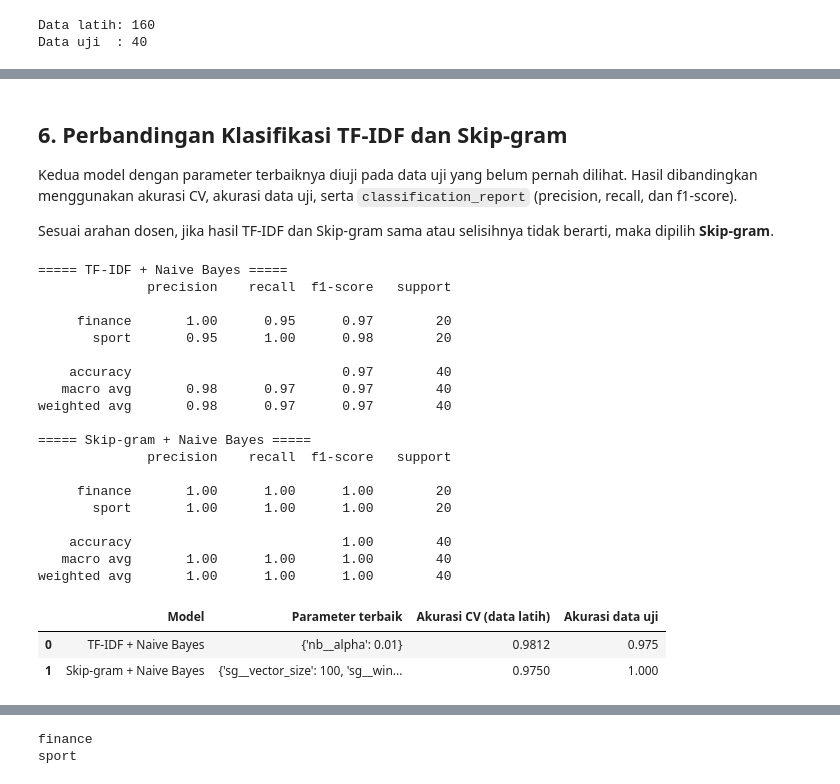
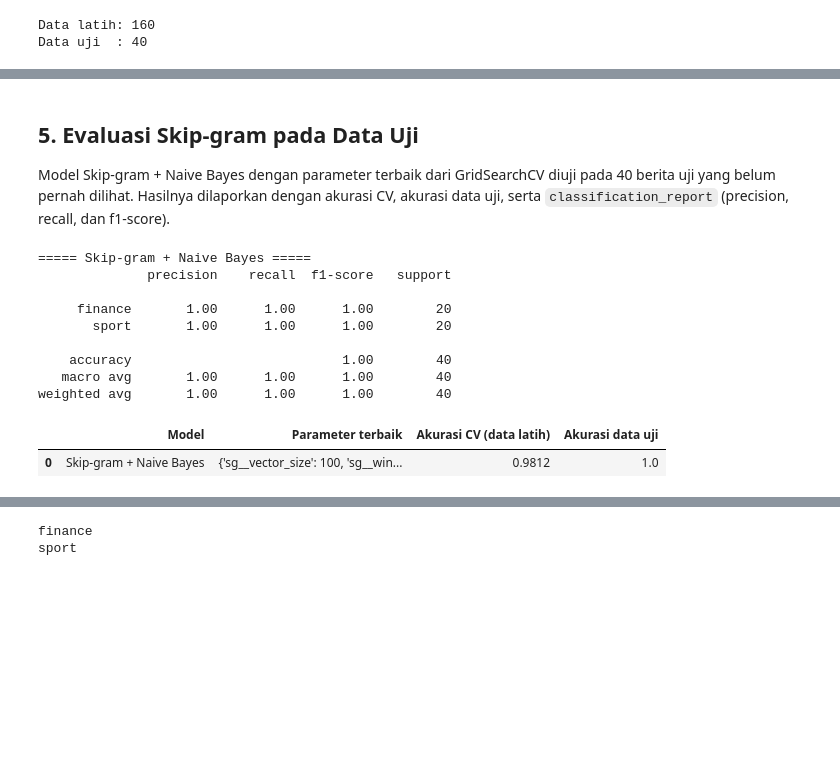
Before and after one commit to shovyaa/ppw, a Jupyter notebook: analisis_berita_skipgram.ipynb, the cells around one changed output, grey strips where cells are left out. Drawn from its saved outputs; the diff is of its cells as text; code cells hidden in the pictures; blank space fills up the shorter version.

```diff
--- a/analisis_berita_skipgram.ipynb
+++ b/analisis_berita_skipgram.ipynb
@@ -84,7 +82,7 @@ File `.joblib` yang berisi kelas `SkipgramVectorizer` hanya dapat dimuat di note
 import os
 import joblib
 
-FOLDER = "hasil"        # contoh lain: r"C:\Users\acer\Downloads\hasil"
+FOLDER = "hasil5"        # contoh lain: r"C:\Users\acer\Downloads\hasil"
 FORCE_ULANG = False     # True = abaikan file yang sudah ada dan hitung ulang semuanya
 
 os.makedirs(FOLDER, exist_ok=True)
@@ -475,9 +595,9 @@ Karena jumlah data hanya 200 berita, data uji berisi 40 berita. Selisih satu ber
 # %%
 from sklearn.pipeline import Pipeline
 from sklearn.model_selection import train_test_split, StratifiedKFold, GridSearchCV
-from sklearn.naive_bayes import GaussianNB, MultinomialNB
+from sklearn.naive_bayes import GaussianNB
 
-X = df["teks_preprocessed"]
+X = df["teks_skipgram"]
 y = df["label"]
 
 X_train, X_test, y_train, y_test = train_test_split(
@@ -514,7 +634,7 @@ param_sg = {
     "sg__window": [3, 5, 10],
 }
 
-cache = muat_cache("gridsearch_skipgram.joblib", sidik=SIDIK, param=param_sg)
+cache = muat_cache("gridsearch_skipgram.joblib", sidik=SIDIK_SKIPGRAM, param=param_sg)
 
 if cache:
     gs_sg = cache["gs"]
@@ -523,7 +643,7 @@ else:
     print("File belum ada, GridSearchCV Skip-gram dijalankan...")
     gs_sg = GridSearchCV(pipe_sg, param_sg, cv=cv, scoring="accuracy")
     gs_sg.fit(X_train, y_train)
-    simpan_cache("gridsearch_skipgram.joblib", sidik=SIDIK, param=param_sg, gs=gs_sg)
+    simpan_cache("gridsearch_skipgram.joblib", sidik=SIDIK_SKIPGRAM, param=param_sg, gs=gs_sg)
     print("Hasil GridSearchCV Skip-gram disimpan.")
 
 print("Parameter terbaik Skip-gram :", gs_sg.best_params_)
@@ -591,51 +706,30 @@ Akurasi CV terbaik       : 0.9812
 # %% [markdown]
-## 6. Perbandingan Klasifikasi TF-IDF dan Skip-gram
+## 5. Evaluasi Skip-gram pada Data Uji
 
-Kedua model dengan parameter terbaiknya diuji pada data uji yang belum pernah dilihat. Hasil dibandingkan menggunakan akurasi CV, akurasi data uji, serta `classification_report` (precision, recall, dan f1-score).
-
-Sesuai arahan dosen, jika hasil TF-IDF dan Skip-gram sama atau selisihnya tidak berarti, maka dipilih **Skip-gram**.
+Model Skip-gram + Naive Bayes dengan parameter terbaik dari GridSearchCV diuji pada 40 berita uji yang belum pernah dilihat. Hasilnya dilaporkan dengan akurasi CV, akurasi data uji, serta `classification_report` (precision, recall, dan f1-score).
 # %%
 from sklearn.metrics import accuracy_score, classification_report
 
-baris = []
+pred = gs_sg.predict(X_test)
 
-for nama, gs in [("TF-IDF + Naive Bayes", gs_tfidf),
-                 ("Skip-gram + Naive Bayes", gs_sg)]:
+print("===== Skip-gram + Naive Bayes =====")
+print(classification_report(y_test, pred))
 
-    pred = gs.predict(X_test)
-
-    baris.append({
-        "Model": nama,
-        "Parameter terbaik": gs.best_params_,
-        "Akurasi CV (data latih)": round(gs.best_score_, 4),
-        "Akurasi data uji": round(accuracy_score(y_test, pred), 4),
-    })
-
-    print("=====", nama, "=====")
-    print(classification_report(y_test, pred))
-
-tabel_perbandingan = pd.DataFrame(baris)
-display(tabel_perbandingan)
+display(pd.DataFrame([{
+    "Model": "Skip-gram + Naive Bayes",
+    "Parameter terbaik": gs_sg.best_params_,
+    "Akurasi CV (data latih)": round(gs_sg.best_score_, 4),
+    "Akurasi data uji": round(accuracy_score(y_test, pred), 4),
+}]))
 # %% [output]
-===== TF-IDF + Naive Bayes =====
-              precision    recall  f1-score   support
-
-     finance       1.00      0.95      0.97        20
-       sport       0.95      1.00      0.98        20
-
-    accuracy                           0.97        40
-   macro avg       0.98      0.97      0.97        40
-weighted avg       0.98      0.97      0.97        40
-
 ===== Skip-gram + Naive Bayes =====
               precision    recall  f1-score   support
 
      finance       1.00      1.00      1.00        20
        sport       1.00      1.00      1.00        20
 
     accuracy                           1.00        40
    macro avg       1.00      1.00      1.00        40
 weighted avg       1.00      1.00      1.00        40
 |  | Model | Parameter terbaik | Akurasi CV (data latih) | Akurasi data uji |
-| 0 | TF-IDF + Naive Bayes | {'nb__alpha': 0.01} | 0.9812 | 0.975 |
-| 1 | Skip-gram + Naive Bayes | {'sg__vector_size': 100, 'sg__win... | 0.9750 | 1.000 |
+| 0 | Skip-gram + Naive Bayes | {'sg__vector_size': 100, 'sg__win... | 0.9812 | 1.0 |
```
Also changed, not shown: parts of 54 cells of this notebook, 56 other files.
